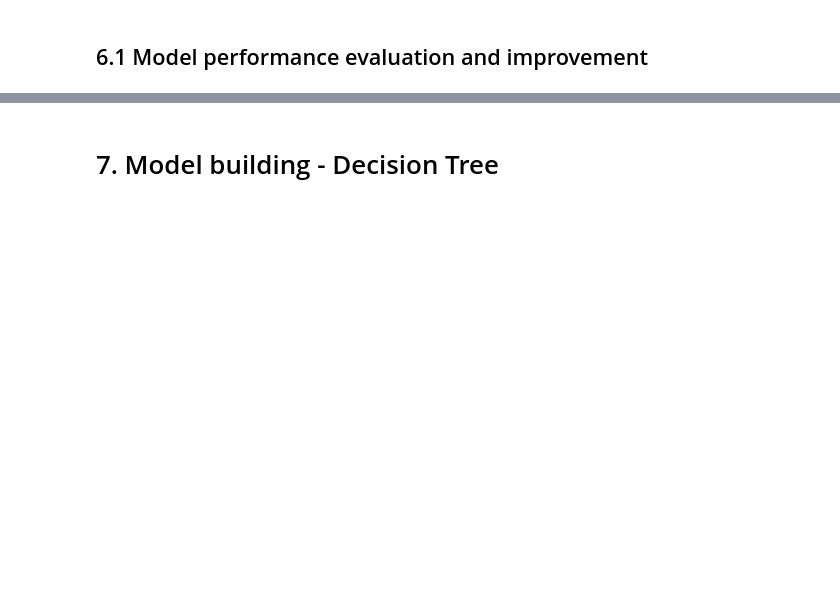
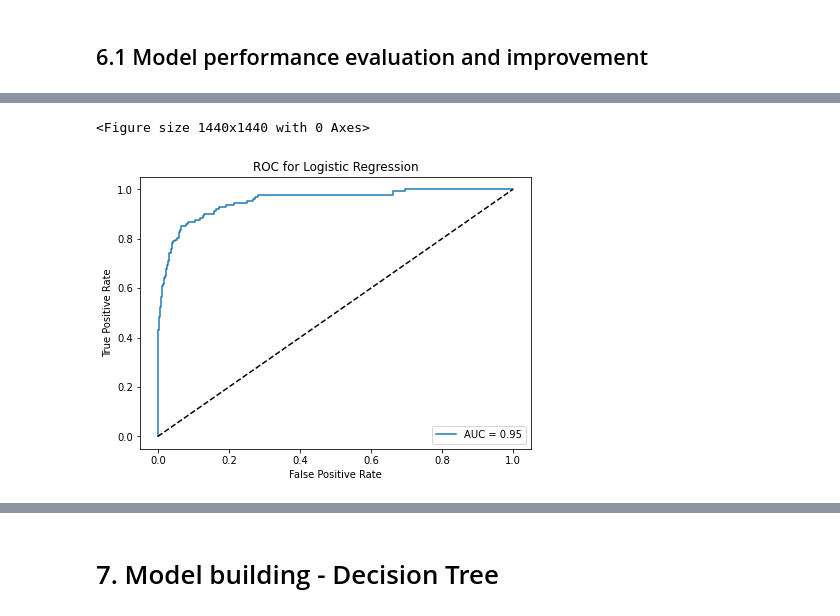
Before and after one commit to sirhomersimpson/pgp-aiml, a Jupyter notebook: supervised_learning_regression/Personal Loan Campaign Project.ipynb, the cells around one changed output, grey strips where cells are left out. Cells and saved outputs as stored; diff of their text form; code cells hidden in the pictures; blank space fills up the shorter version.

```diff
--- a/supervised_learning_regression/Personal Loan Campaign Project.ipynb
+++ b/supervised_learning_regression/Personal Loan Campaign Project.ipynb
@@ -563,0 +676,2 @@ plt.show()
+# %%
+X_train, X_test, y_train, y_test = train_test_split(X, y, test_size=0.3, random_state=0)
@@ -563,0 +685,4 @@ plt.show()
+# %%
+sc = StandardScaler()
+X_train_scaled = sc.fit_transform(X_train)
+X_test_scaled = sc.transform(X_test)
@@ -564,2 +694,9 @@ plt.show()
 # %% [markdown]
 # 6. Model building - Logistic Regression
+# %%
+lr = LogisticRegression()
+lr.fit(X_train_scaled, y_train)
+lr_pred = lr.predict(X_test_scaled)
+lr_accu_test = lr.score(X_test_scaled, y_test)
+lr_accu_train = lr.score(X_train_scaled, y_train)
+lr_f1 = f1_score(y_test, lr_pred)
@@ -566,2 +708,7 @@ plt.show()
 # %% [markdown]
 ## 6.1 Model performance evaluation and improvement
+# %%
+lr_prob = lr.predict_proba(X_test_scaled)
+lr_fpr,lr_tpr,lr_thresh=roc_curve(y_test,lr_prob[:,1])
+lr_auc = auc(lr_fpr,lr_tpr)
+print("Area under the curve for  Logistic Regression ", lr_auc)
@@ -567,0 +720,14 @@ plt.show()
+# %%
+# Plot the ROC curve
+plt.clf()
+plt.figure(figsize=(7, 5))
+plt.plot(lr_fpr, lr_tpr, label="AUC = %0.2f" % lr_auc)
+plt.plot([0, 1], [0, 1], "k--")
+plt.xlabel("False Positive Rate")
+plt.ylabel("True Positive Rate")
+plt.title("ROC for Logistic Regression")
+plt.legend(loc="lower right")
+plt.show()
+# %% [output]
+<Figure size 1440x1440 with 0 Axes>
+[figure, added]
```
Also changed, not shown: parts of 54 cells of this notebook.
